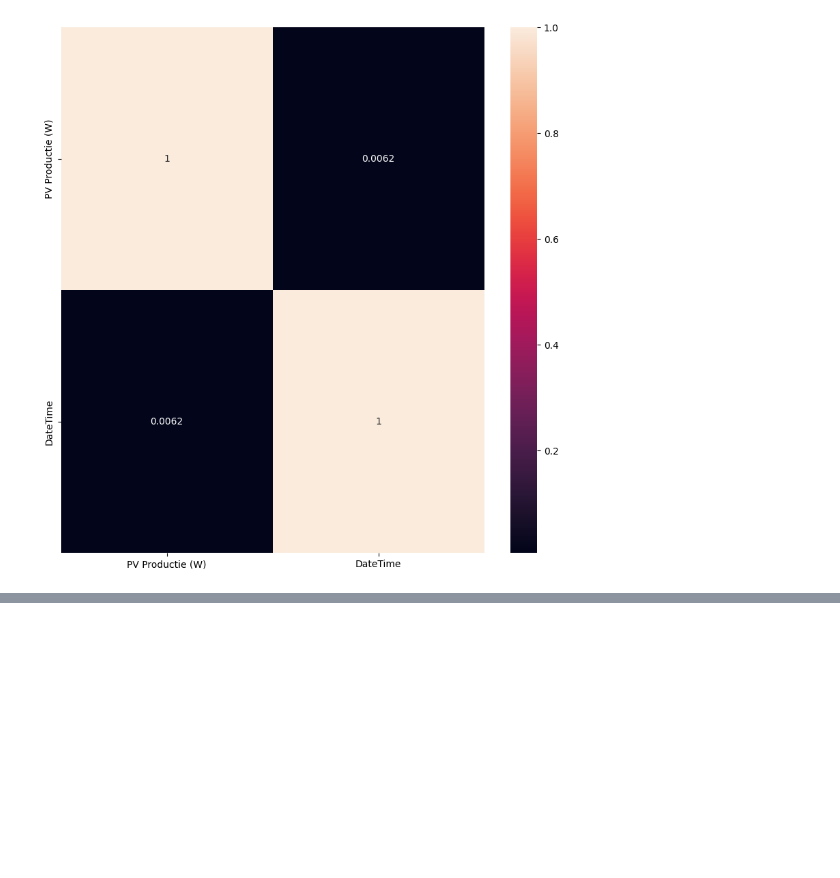
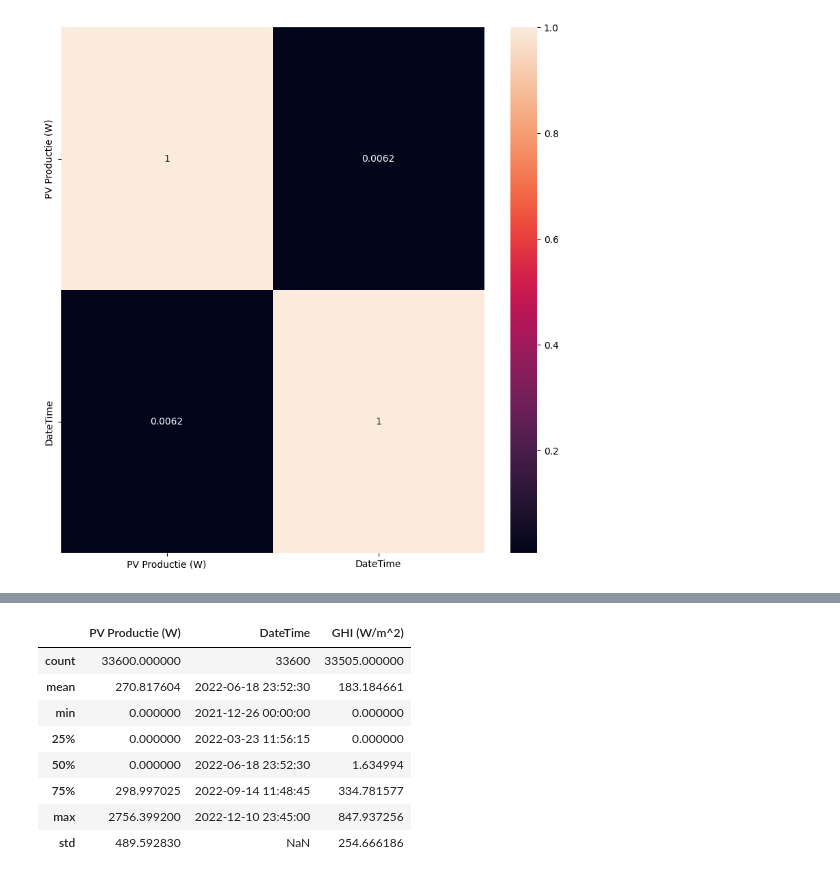
Before and after one commit to Ozziehman/Energiescan, a Jupyter notebook: 2022_15min_data_EDA_preprocessing.ipynb, the cells around one changed output, grey strips where cells are left out. Saved outputs shown, nothing was run; the diff lists cells and outputs as text; code cells hidden in the pictures; blank space fills up the shorter version.

```diff
--- a/2022_15min_data_EDA_preprocessing.ipynb
+++ b/2022_15min_data_EDA_preprocessing.ipynb
@@ -76,0 +99,6 @@ plt.show()
+# %%
+# Combining, getting GHI into the df_pv
+df_pv['DateTime'] = pd.to_datetime(df_pv['Time'])
+df_pv = df_pv.drop('Time', axis=1)
+df_pv['GHI (W/m^2)'] = df_solar['GHI (W/m^2)']
+df_pv.head()
@@ -76,0 +112,12 @@ plt.show()
+# %%
+df_pv.describe()
+# %% [output]
+|  | PV Productie (W) | DateTime | GHI (W/m^2) |
+| count | 33600.000000 | 33600 | 33505.000000 |
+| mean | 270.817604 | 2022-06-18 23:52:30 | 183.184661 |
+| min | 0.000000 | 2021-12-26 00:00:00 | 0.000000 |
+| 25% | 0.000000 | 2022-03-23 11:56:15 | 0.000000 |
+| 50% | 0.000000 | 2022-06-18 23:52:30 | 1.634994 |
+| 75% | 298.997025 | 2022-09-14 11:48:45 | 334.781577 |
+| max | 2756.399200 | 2022-12-10 23:45:00 | 847.937256 |
+| std | 489.592830 | NaN | 254.666186 |
```
Also changed, not shown: parts of 5 cells of this notebook, 4 other files.
